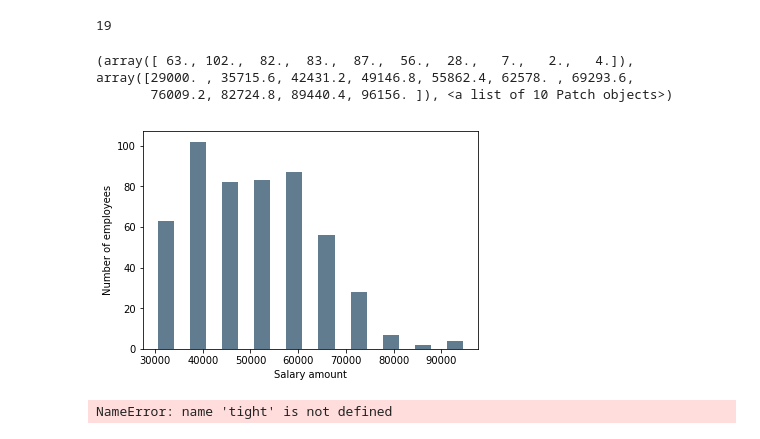
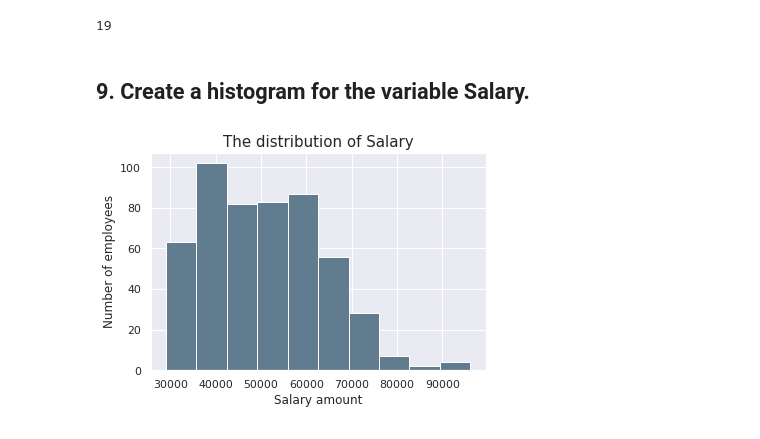
Before and after one commit to pulengmoru/statistical_thinking, a Jupyter notebook: data_salary.ipynb, the cells around one changed output. Cells and saved outputs as stored; diff of their text form; code cells hidden in the pictures.

```diff
--- a/data_salary.ipynb
+++ b/data_salary.ipynb
@@ -98,5 +86,6 @@ mean_salary = data_salary.salary.mean()
 print(f'The mean of the salary column is {mean_salary}')
 # %% [output]
 The mean of the salary column is 50863.22009783625
-# %%
-data_salary["salary"].fillna(mean, inplace = True)
+# %%
+data_salary["salary"].fillna(mean_salary, inplace = True)
+(f'For the missing value in salary, the mean was used so that there are no missing values')
@@ -157,19 +158,14 @@ executive_women = len(data_salary[(data_salary.male == 0)&(data_salary.position
 print(executive_women)
 # %% [output]
 19
+# %% [markdown]
+## 9. Create a histogram for the variable Salary.
 # %%
-Salary = plt.hist(data_salary.salary, bins=10, rwidth=0.5, color='#607c8e')
+plt.hist(data_salary.salary, bins=10, color='#607c8e')
 
 plt.xlabel('Salary amount')
 plt.ylabel('Number of employees')
-
-print(Salary)
+plt.title("The distribution of Salary", fontsize=15)
+plt.show()
 # %% [output]
-(array([ 63., 102.,  82.,  83.,  87.,  56.,  28.,   7.,   2.,   4.]), array([29000. , 35715.6, 42431.2, 49146.8, 55862.4, 62578. , 69293.6,
-       76009.2, 82724.8, 89440.4, 96156. ]), <a list of 10 Patch objects>)
-[figure, old version]
+[figure, new version]
-# %%
-
-plt.bar(x=data_salary.male, y=data_salary.salary, data=data_salary, height=tight)
-# %% [output]
-NameError: name 'tight' is not defined
```
Also changed, not shown: parts of 25 cells of this notebook.
